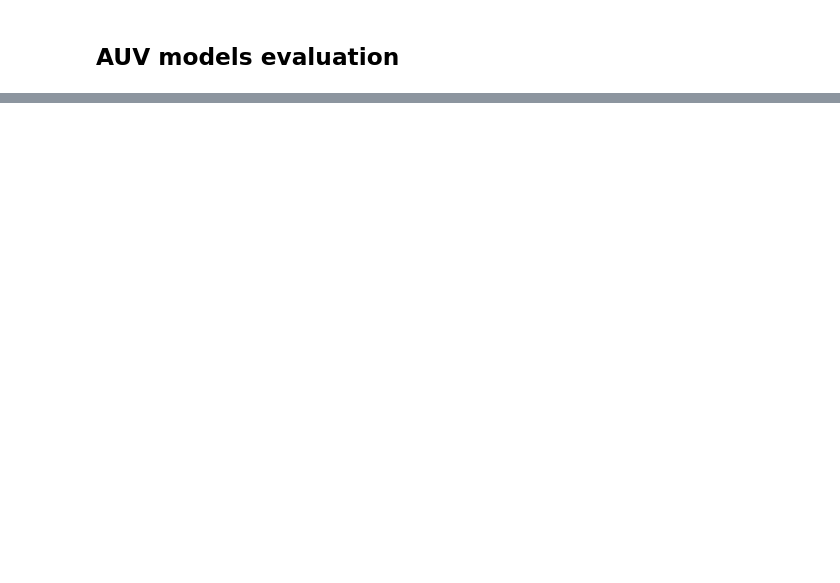
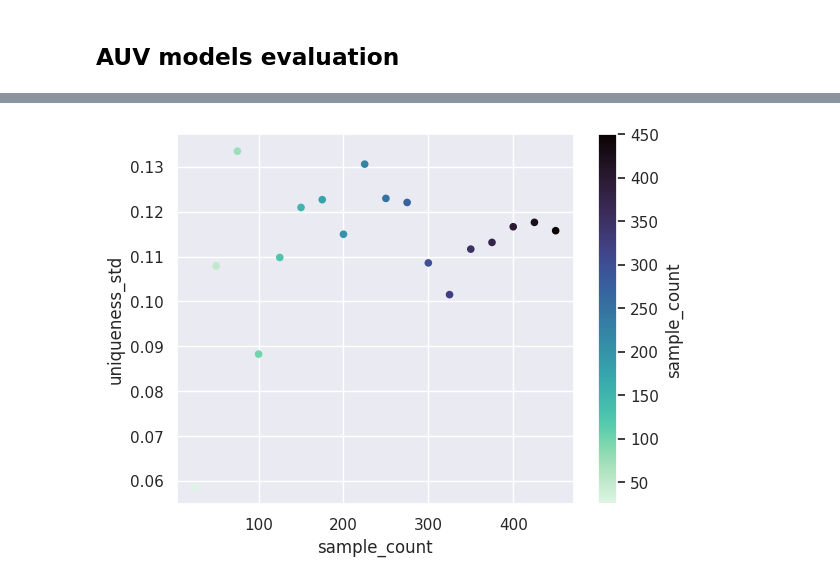
Before and after one commit to sf-pear/thesis, a Jupyter notebook: notebooks/results.ipynb, the cells around one changed output, grey strips where cells are left out. Saved outputs shown, nothing was run; the diff lists cells and outputs as text; code cells hidden in the pictures; blank space fills up the shorter version.

```diff
--- a/notebooks/results.ipynb
+++ b/notebooks/results.ipynb
@@ -58,0 +168,4 @@ sns.lmplot(y='metrics/mAP50(B)', x='auv_train_sample_count', data=exclude, fit_r
+# %%
+uniq.plot.scatter(y='uniqueness_std', x='sample_count', c='sample_count', colormap='mako_r');
+# %% [output]
+[figure, added]
```
Also changed, not shown: parts of 19 cells of this notebook.
